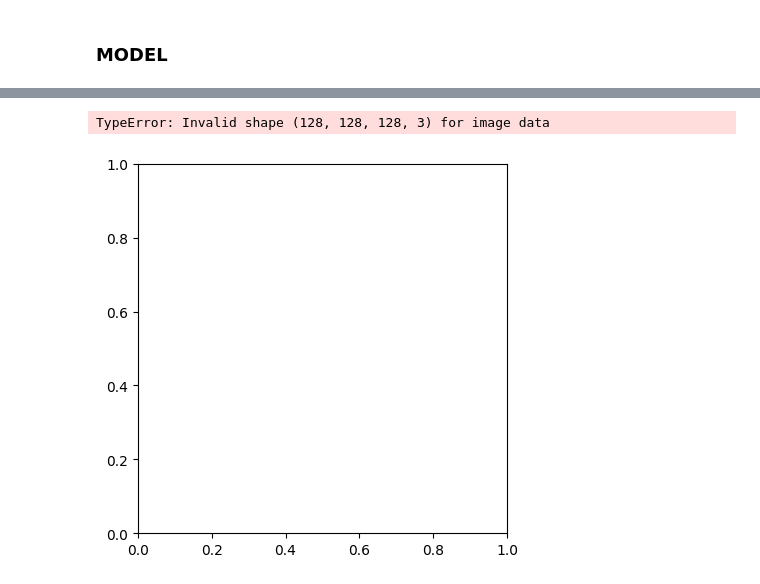
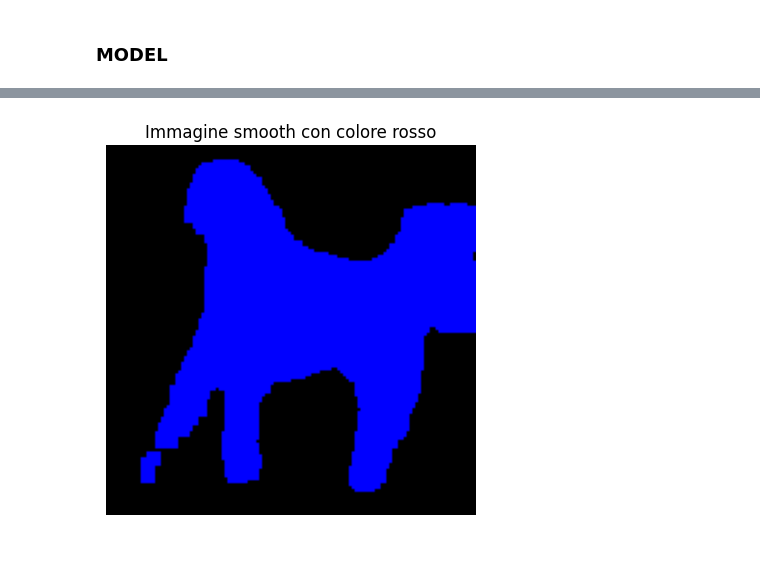
Before and after one commit to francescoS01/semantic_segmentation-CNN, a Jupyter notebook: src/FNC.ipynb, the cells around one changed output, grey strips where cells are left out. Drawn from its saved outputs; the diff is of its cells as text; code cells hidden in the pictures; blank space fills up the shorter version.

```diff
--- a/src/FNC.ipynb
+++ b/src/FNC.ipynb
@@ -204,15 +220,24 @@ plt.show()
-# %%
-# Definisci il colore del background (blu)
-background_color = [0, 0, 255]  # Colore blu in formato RGB
-
-# Applica la maschera alla parte corrispondente dell'immagine originale
-masked_image = np.where(binary_mask[..., None], rescaled_test_image, background_color)
-
-# Visualizza l'immagine risultante
-plt.imshow(masked_image)
-plt.title('Immagine con Maschera Applicata')
-plt.axis('off')
-plt.show()
-# %% [output]
-TypeError: Invalid shape (128, 128, 128, 3) for image data
-[figure, removed]
+# %%
+import cv2
+import numpy as np
+import matplotlib.pyplot as plt
+
+
+# Verifica se l'immagine è stata caricata correttamente
+if binary_mask is None:
+    print("Errore: Impossibile caricare l'immagine.")
+else:
+    # Applica un filtro Gaussiano per rendere l'immagine più smooth
+    smoothed_mask = cv2.GaussianBlur(binary_mask.astype(float), (5, 5), 0)
+
+    # Colora l'immagine smooth in rosso
+    smoothed_mask_colored = cv2.cvtColor(smoothed_mask.astype(np.uint8), cv2.COLOR_GRAY2BGR)
+    smoothed_mask_colored[smoothed_mask > 0] = [0, 0, 255]  # rosso in formato BGR
+
+    # Plot dell'immagine smooth con il nuovo colore
+    plt.imshow(smoothed_mask_colored)
+    plt.title('Immagine smooth con colore rosso')
+    plt.axis('off')
+    plt.show()
+# %% [output]
+[figure, added]
```
Also changed, not shown: parts of 4 cells of this notebook, 18 other files.
